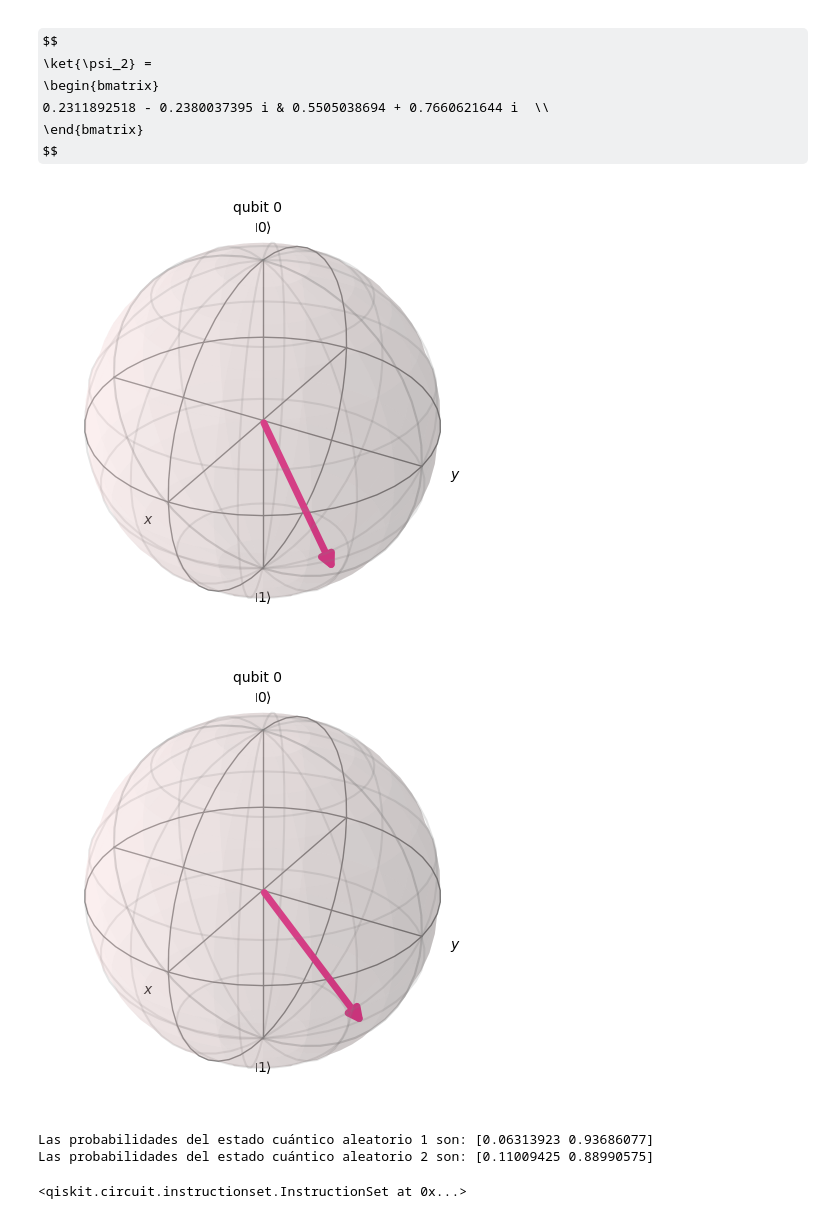
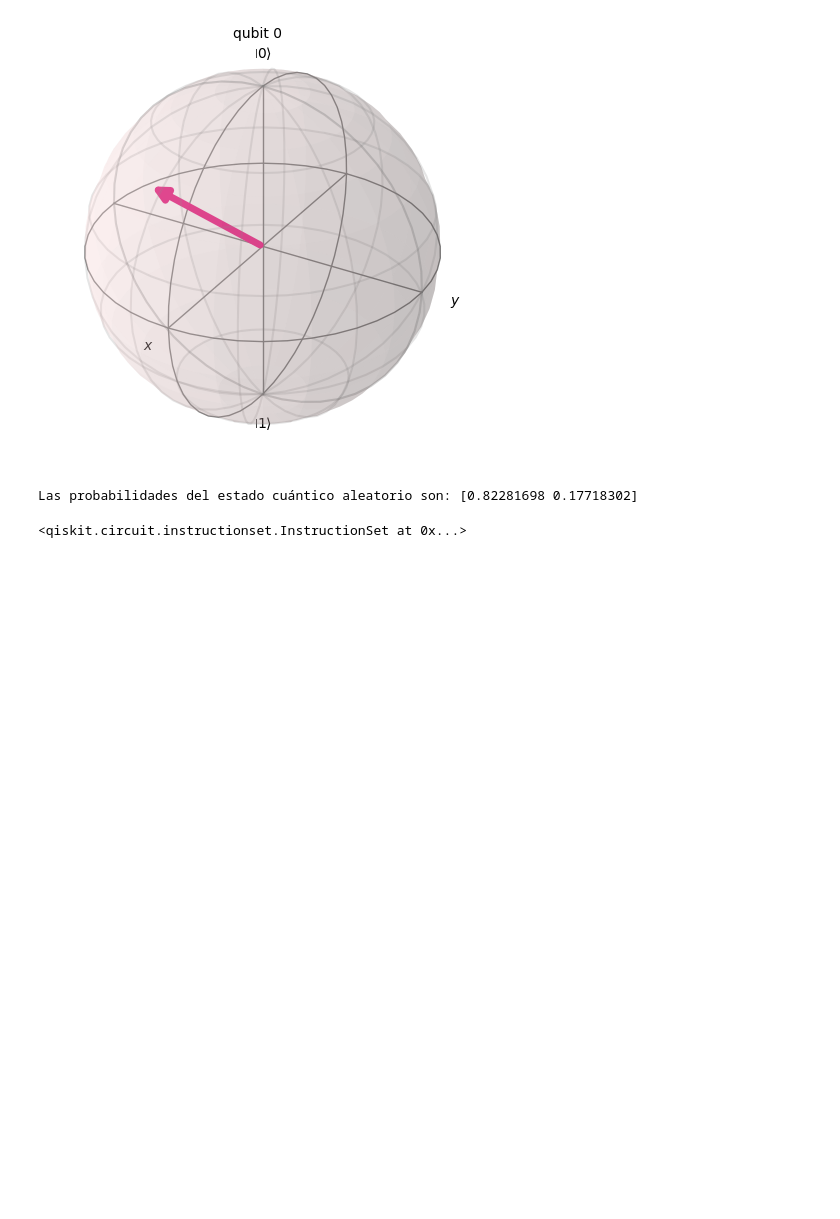
Before and after one commit to Cristian-David-Araujo/quantum_computer, a Jupyter notebook: P3/2_Teletransportacion_Cuantica_2025_Qiskit2.0.ipynb, the cells around one changed output. Drawn from its saved outputs; the diff is of its cells as text; code cells hidden in the pictures; some formulas as TeX source; blank space fills up the shorter version.

```diff
--- a/P3/2_Teletransportacion_Cuantica_2025_Qiskit2.0.ipynb
+++ b/P3/2_Teletransportacion_Cuantica_2025_Qiskit2.0.ipynb
@@ -69,22 +61,16 @@ teleport_cir = QuantumCircuit(QEntanglem_A, QEntanglem_B, Q2teletransport, crz1,
 # %%
-# Definición de dos estados cuánticos aleatorios de entrada para ser teletransportados
+# Definición de un estado cuántico aleatorio de entrada para ser teletransportado
 qrandom1 = random_statevector(2)
-qrandom2 = random_statevector(2)
 
-# Mostrar los estados en notación de Dirac
+# Mostrar el estado en notación de Dirac
 display(array_to_latex(Statevector(qrandom1), prefix="\\ket{\\psi_1} = "))
-display(array_to_latex(Statevector(qrandom2), prefix="\\ket{\\psi_2} = "))
 
 # Visualización en la esfera de Bloch
 fig1 = plot_bloch_multivector(Statevector(qrandom1))
 plt.show()
 
-fig2 = plot_bloch_multivector(Statevector(qrandom2))
-plt.show()
-
-# Mostrar las probabilidades de los estados cuánticos
-print("Las probabilidades del estado cuántico aleatorio 1 son:", Statevector(qrandom1).probabilities())
-print("Las probabilidades del estado cuántico aleatorio 2 son:", Statevector(qrandom2).probabilities())
+# Mostrar las probabilidades del estado cuántico
+print("Las probabilidades del estado cuántico aleatorio son:", Statevector(qrandom1).probabilities())
 # %% [output]
 $$
 \ket{\psi_1} =
@@ -93,14 +79,6 @@ $$
  \end{bmatrix}
 $$
-$$
-\ket{\psi_2} =
-\begin{bmatrix}
-0.2311892518 - 0.2380037395 i & 0.5505038694 + 0.7660621644 i  \\
- \end{bmatrix}
-$$
-[figure, old version]
+[figure, new version]
-[figure, removed]
-Las probabilidades del estado cuántico aleatorio 1 son: [0.06313923 0.93686077]
-Las probabilidades del estado cuántico aleatorio 2 son: [0.11009425 0.88990575]
+Las probabilidades del estado cuántico aleatorio son: [0.82281698 0.17718302]
 # %%
 # Ensamblado del circuito completo de la Teletransportación Cuántica con estado W
```
Also changed, not shown: parts of 11 cells of this notebook, 1 other file.
